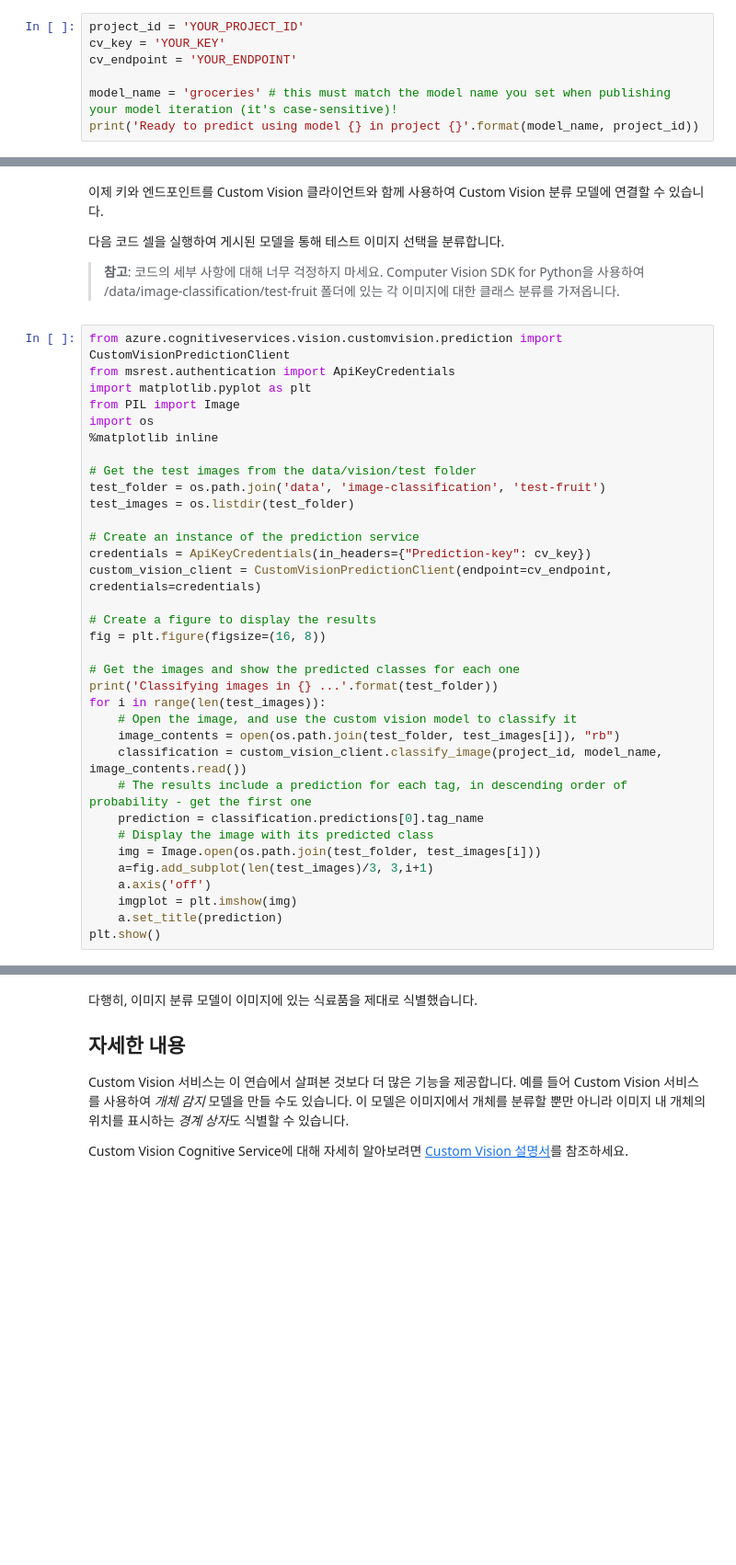
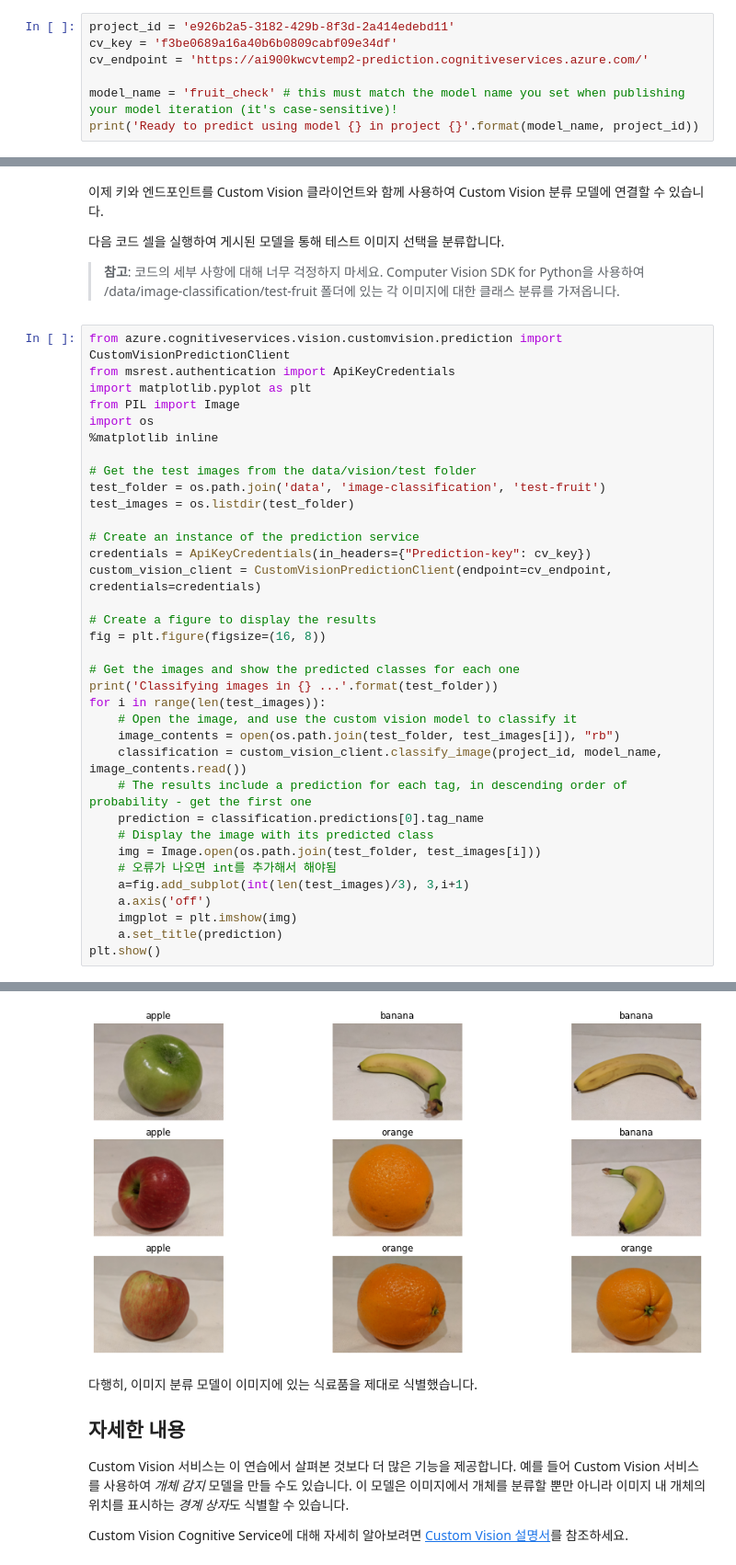
Before and after one commit to 6120kw/clone-ai-900, a Jupyter notebook: 02 - Image Classification.ipynb, the cells around one changed output, grey strips where cells are left out. Shown: that part at 92% size. Cells and saved outputs as stored; diff of their text form; blank space fills up the shorter version.

```diff
--- a/02 - Image Classification.ipynb
+++ b/02 - Image Classification.ipynb
@@ -93,9 +93,9 @@ Custom Vision 서비스를 사용하려면 모델을 *학습*시키는 데 사
 
 13. **셀 실행**(&#9655;) 단추(셀 왼쪽에 있음)를 클릭하여 변수를 프로젝트 ID, 키 및 엔드포인트 값으로 설정하고 아래의 코드 셀을 실행합니다.
 # %%
-project_id = 'YOUR_PROJECT_ID'
-cv_key = 'YOUR_KEY'
-cv_endpoint = 'YOUR_ENDPOINT'
+project_id = 'e926b2a5-3182-429b-8f3d-2a414edebd11'
+cv_key = 'f3be0689a16a40b6b0809cabf09e34df'
+cv_endpoint = 'https://ai900kwcvtemp2-prediction.cognitiveservices.azure.com/'
 
-model_name = 'groceries' # this must match the model name you set when publishing your model iteration (it's case-sensitive)!
+model_name = 'fruit_check' # this must match the model name you set when publishing your model iteration (it's case-sensitive)!
 print('Ready to predict using model {} in project {}'.format(model_name, project_id))
@@ -134,8 +136,10 @@ for i in range(len(test_images)):
     prediction = classification.predictions[0].tag_name
     # Display the image with its predicted class
     img = Image.open(os.path.join(test_folder, test_images[i]))
-    a=fig.add_subplot(len(test_images)/3, 3,i+1)
+    # 오류가 나오면 int를 추가해서 해야됨
+    a=fig.add_subplot(int(len(test_images)/3), 3,i+1)
     a.axis('off')
     imgplot = plt.imshow(img)
     a.set_title(prediction)
 plt.show()
+# %% [output]
@@ -142,3 +147,4 @@ plt.show()
+[figure, added]
 # %% [markdown]
 다행히, 이미지 분류 모델이 이미지에 있는 식료품을 제대로 식별했습니다.
 
```
Also changed, not shown: parts of 2 cells of this notebook, 48 other files.
